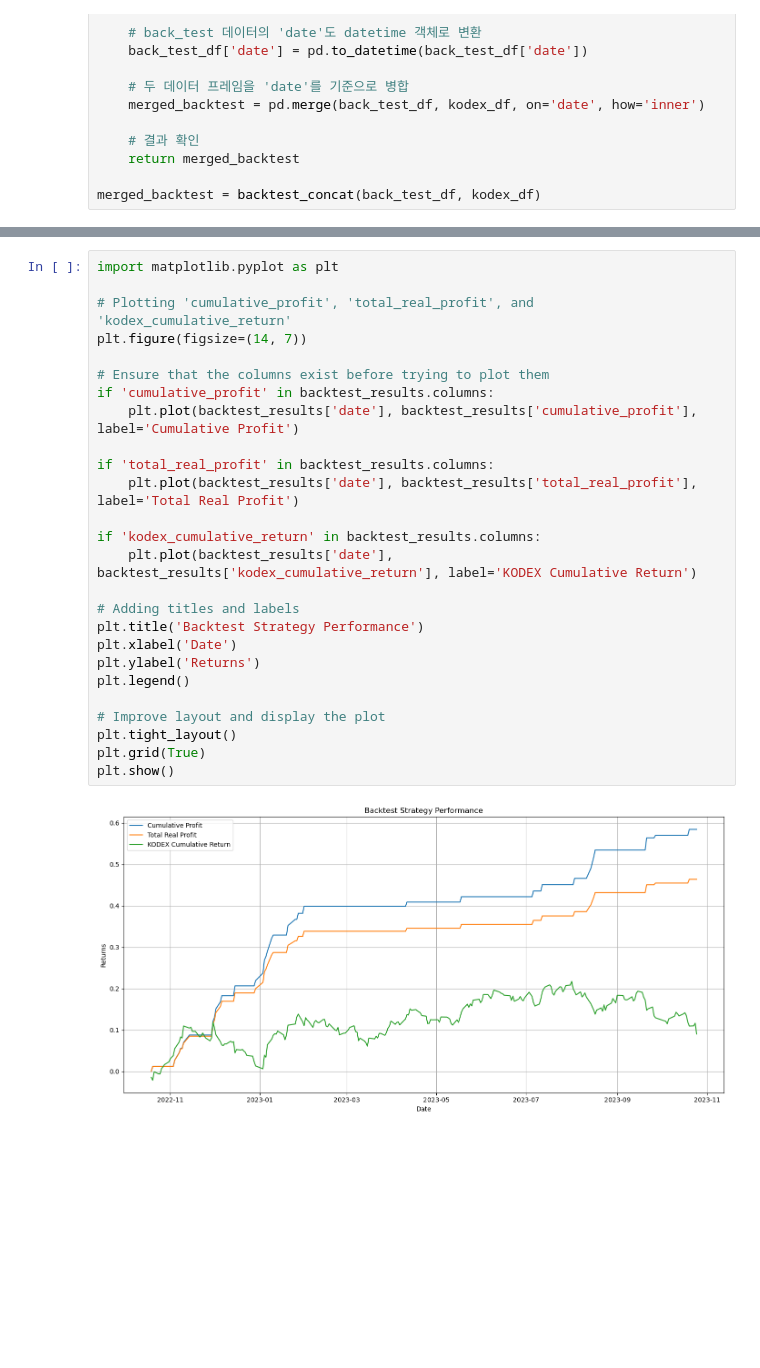
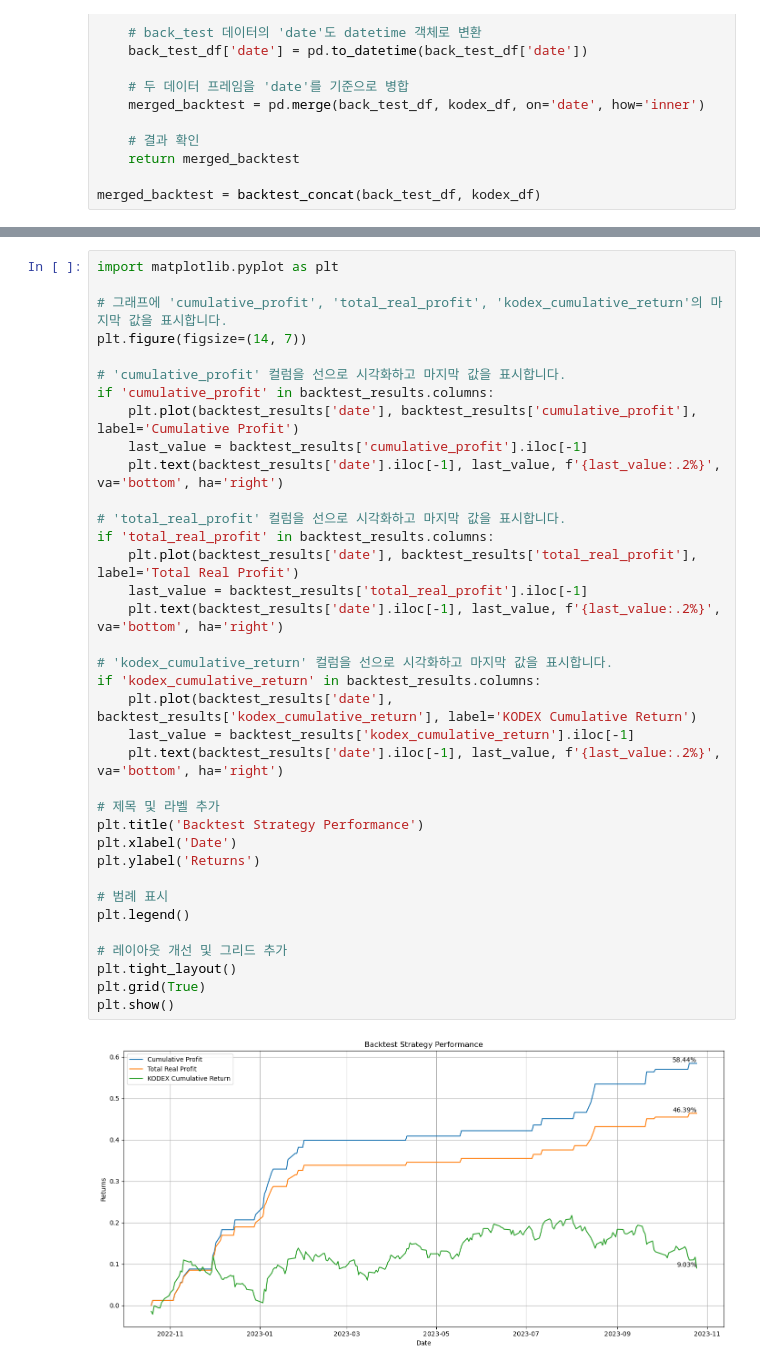
Before and after one commit to gogiri/Viking_Project, a Jupyter notebook: 프로젝트1/model/back_test.ipynb, the cells around one changed output, grey strips where cells are left out. Cells and saved outputs as stored; diff of their text form; blank space fills up the shorter version.

```diff
--- a/프로젝트1/model/back_test.ipynb
+++ b/프로젝트1/model/back_test.ipynb
@@ -105,28 +105,38 @@ backtest_results.tail(20)
 # %%
 import matplotlib.pyplot as plt
 
-# Plotting 'cumulative_profit', 'total_real_profit', and 'kodex_cumulative_return'
+# 그래프에 'cumulative_profit', 'total_real_profit', 'kodex_cumulative_return'의 마지막 값을 표시합니다.
 plt.figure(figsize=(14, 7))
 
-# Ensure that the columns exist before trying to plot them
+# 'cumulative_profit' 컬럼을 선으로 시각화하고 마지막 값을 표시합니다.
 if 'cumulative_profit' in backtest_results.columns:
     plt.plot(backtest_results['date'], backtest_results['cumulative_profit'], label='Cumulative Profit')
+    last_value = backtest_results['cumulative_profit'].iloc[-1]
+    plt.text(backtest_results['date'].iloc[-1], last_value, f'{last_value:.2%}', va='bottom', ha='right')
 
+# 'total_real_profit' 컬럼을 선으로 시각화하고 마지막 값을 표시합니다.
 if 'total_real_profit' in backtest_results.columns:
     plt.plot(backtest_results['date'], backtest_results['total_real_profit'], label='Total Real Profit')
+    last_value = backtest_results['total_real_profit'].iloc[-1]
+    plt.text(backtest_results['date'].iloc[-1], last_value, f'{last_value:.2%}', va='bottom', ha='right')
 
+# 'kodex_cumulative_return' 컬럼을 선으로 시각화하고 마지막 값을 표시합니다.
 if 'kodex_cumulative_return' in backtest_results.columns:
     plt.plot(backtest_results['date'], backtest_results['kodex_cumulative_return'], label='KODEX Cumulative Return')
+    last_value = backtest_results['kodex_cumulative_return'].iloc[-1]
+    plt.text(backtest_results['date'].iloc[-1], last_value, f'{last_value:.2%}', va='bottom', ha='right')
 
-# Adding titles and labels
+# 제목 및 라벨 추가
 plt.title('Backtest Strategy Performance')
 plt.xlabel('Date')
 plt.ylabel('Returns')
+
+# 범례 표시
 plt.legend()
 
-# Improve layout and display the plot
+# 레이아웃 개선 및 그리드 추가
 plt.tight_layout()
 plt.grid(True)
 plt.show()
 # %% [output]
-[figure, old version]
+[figure, new version]
```
